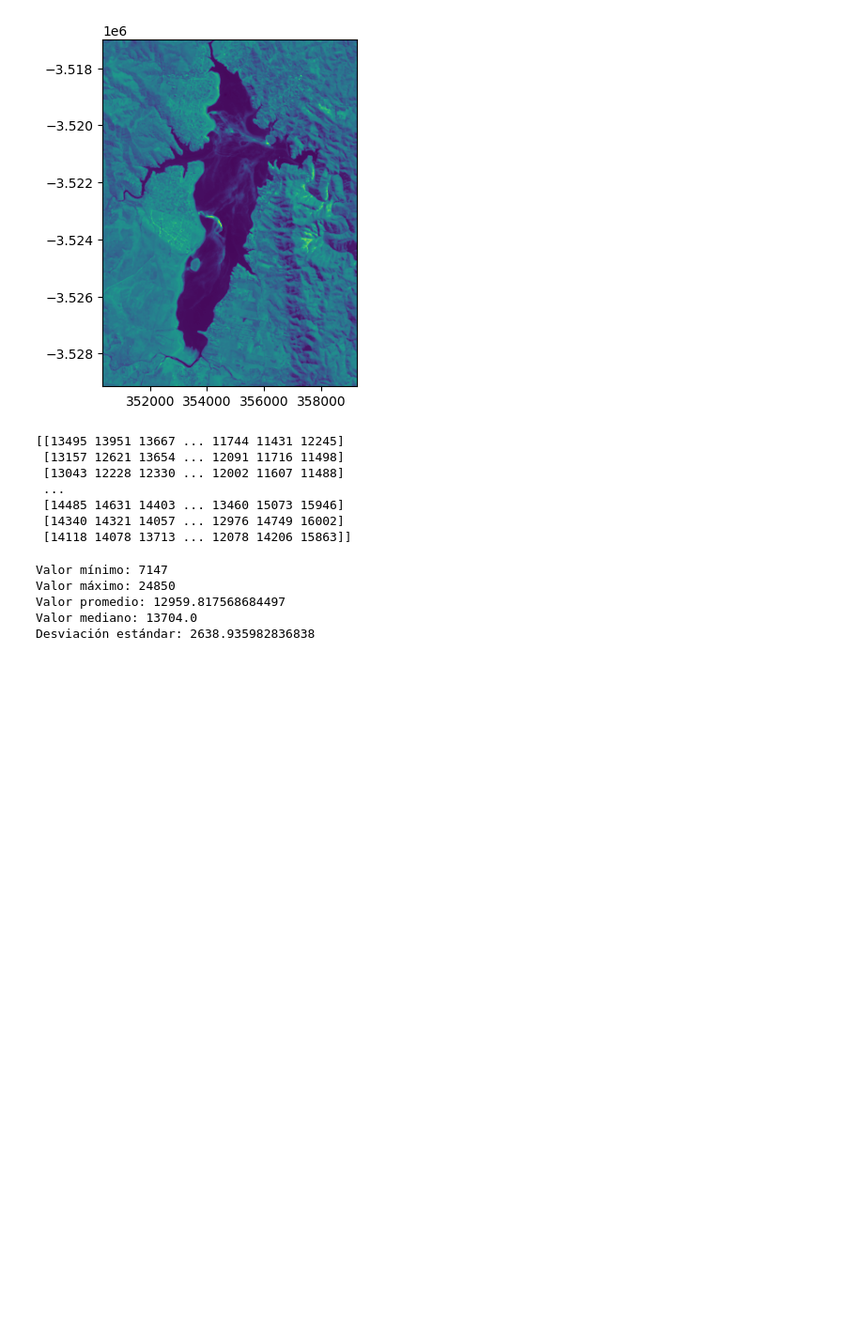
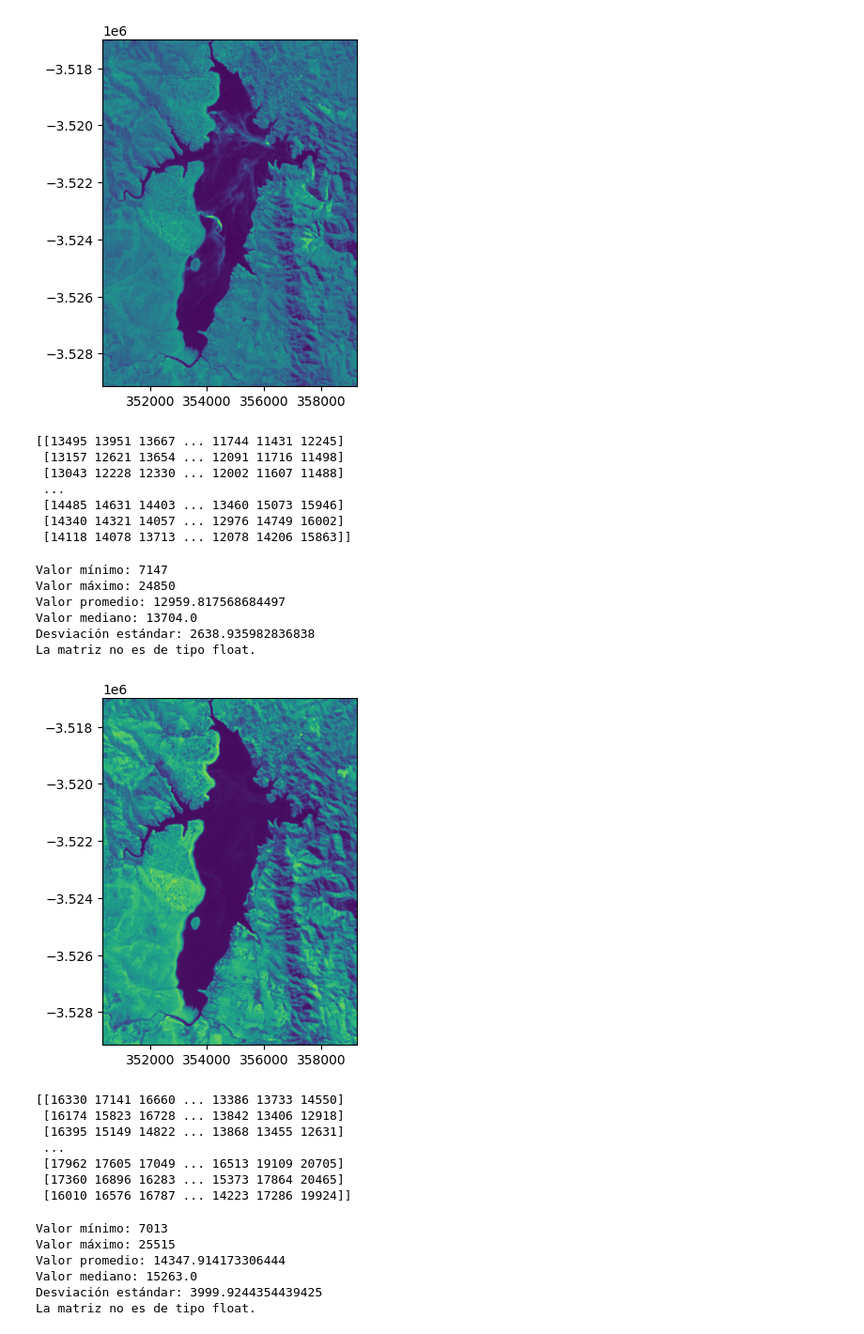
Before and after one commit to JulietaMotter/Trabajo_Final, a Jupyter notebook: notebook_tfinal.ipynb, the cells around one changed output. Shown at 94% size. Saved outputs shown, nothing was run; the diff lists cells and outputs as text; code cells hidden in the pictures; blank space fills up the shorter version.

```diff
--- a/notebook_tfinal.ipynb
+++ b/notebook_tfinal.ipynb
@@ -155,9 +225,70 @@ print("Valor máximo:", max_value)
 print("Valor promedio:", mean_value)
 print("Valor mediano:", median_value)
 print("Desviación estándar:", std_dev)
+
+#VER SI LA MATRIZ ES DE DATOS TIPO FLOAT O NO
+
+if datos_banda5.dtype == float:
+    print("La matriz es de tipo float.")
+else:
+    print("La matriz no es de tipo float.")
 # %% [output]
 Valor mínimo: 7147
 Valor máximo: 24850
 Valor promedio: 12959.817568684497
 Valor mediano: 13704.0
 Desviación estándar: 2638.935982836838
+La matriz no es de tipo float.
+# %%
+#BANDA 6
+
+ruta_bandas = 'C:/Users/juli/Documents/Documentos/Maestria/Planning/TrabajoFinal/Trabajo_Final/Imagen/'
+
+SWIR_B6 = "SWIR_B6.tif"
+
+ruta_banda6 = ruta_bandas + SWIR_B6
+
+B6 = rasterio.open(ruta_banda6)
+rasterio.plot.show (B6)
+
+datos_banda6 = B6.read(1)
+
+print(datos_banda6)
+# %% [output]
+[figure, added]
+[[16330 17141 16660 ... 13386 13733 14550]
+ [16174 15823 16728 ... 13842 13406 12918]
+ [16395 15149 14822 ... 13868 13455 12631]
+ ...
+ [17962 17605 17049 ... 16513 19109 20705]
+ [17360 16896 16283 ... 15373 17864 20465]
+ [16010 16576 16787 ... 14223 17286 19924]]
+# %%
+#ESTADISTICA DESCRIPTIVA BANDA 6
+
+min_value = np.min(datos_banda6)
+max_value = np.max(datos_banda6)
+mean_value = np.mean(datos_banda6)
+median_value = np.median(datos_banda6)
+std_dev = np.std(datos_banda6)
+
+# Imprimir los resultados
+print("Valor mínimo:", min_value)
+print("Valor máximo:", max_value)
+print("Valor promedio:", mean_value)
+print("Valor mediano:", median_value)
+print("Desviación estándar:", std_dev)
+
+#VER SI LA MATRIZ ES DE DATOS TIPO FLOAT O NO
+
+if datos_banda6.dtype == float:
+    print("La matriz es de tipo float.")
+else:
+    print("La matriz no es de tipo float.")
+# %% [output]
+Valor mínimo: 7013
+Valor máximo: 25515
+Valor promedio: 14347.914173306444
+Valor mediano: 15263.0
+Desviación estándar: 3999.9244354439425
+La matriz no es de tipo float.
```
Also changed, not shown: parts of 8 cells of this notebook, 1 other file.
